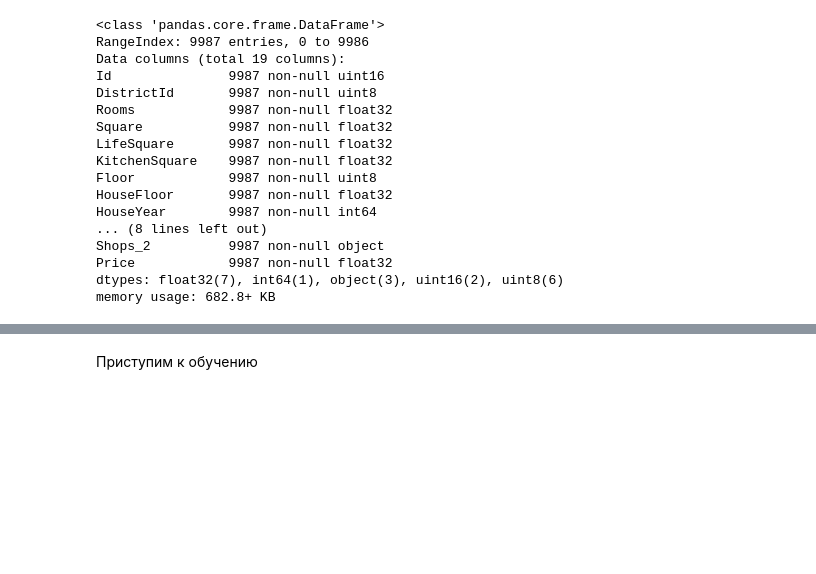
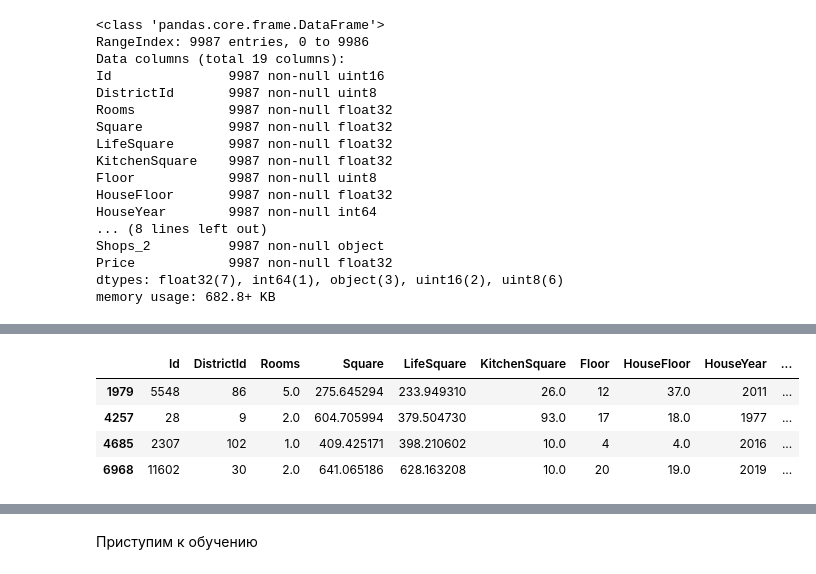
Before and after one commit to DenisLezin/GB_Python_for_DS_1, a Jupyter notebook: learn_project1_optm.ipynb, the cells around one changed output, grey strips where cells are left out. Saved outputs shown, nothing was run; the diff lists cells and outputs as text; code cells hidden in the pictures; blank space fills up the shorter version.

```diff
--- a/learn_project1_optm.ipynb
+++ b/learn_project1_optm.ipynb
@@ -931,0 +957,8 @@ data.loc[(data['KitchenSquare'] != 0)].describe()
+# %%
+data.loc[(data['Square'] > 250)]
+# %% [output]
+|  | Id | DistrictId | Rooms | Square | LifeSquare | KitchenSquare | Floor | HouseFloor | HouseYear | ... |
+| 1979 | 5548 | 86 | 5.0 | 275.645294 | 233.949310 | 26.0 | 12 | 37.0 | 2011 | ... |
+| 4257 | 28 | 9 | 2.0 | 604.705994 | 379.504730 | 93.0 | 17 | 18.0 | 1977 | ... |
+| 4685 | 2307 | 102 | 1.0 | 409.425171 | 398.210602 | 10.0 | 4 | 4.0 | 2016 | ... |
+| 6968 | 11602 | 30 | 2.0 | 641.065186 | 628.163208 | 10.0 | 20 | 19.0 | 2019 | ... |
```
Also changed, not shown: parts of 28 cells of this notebook.
